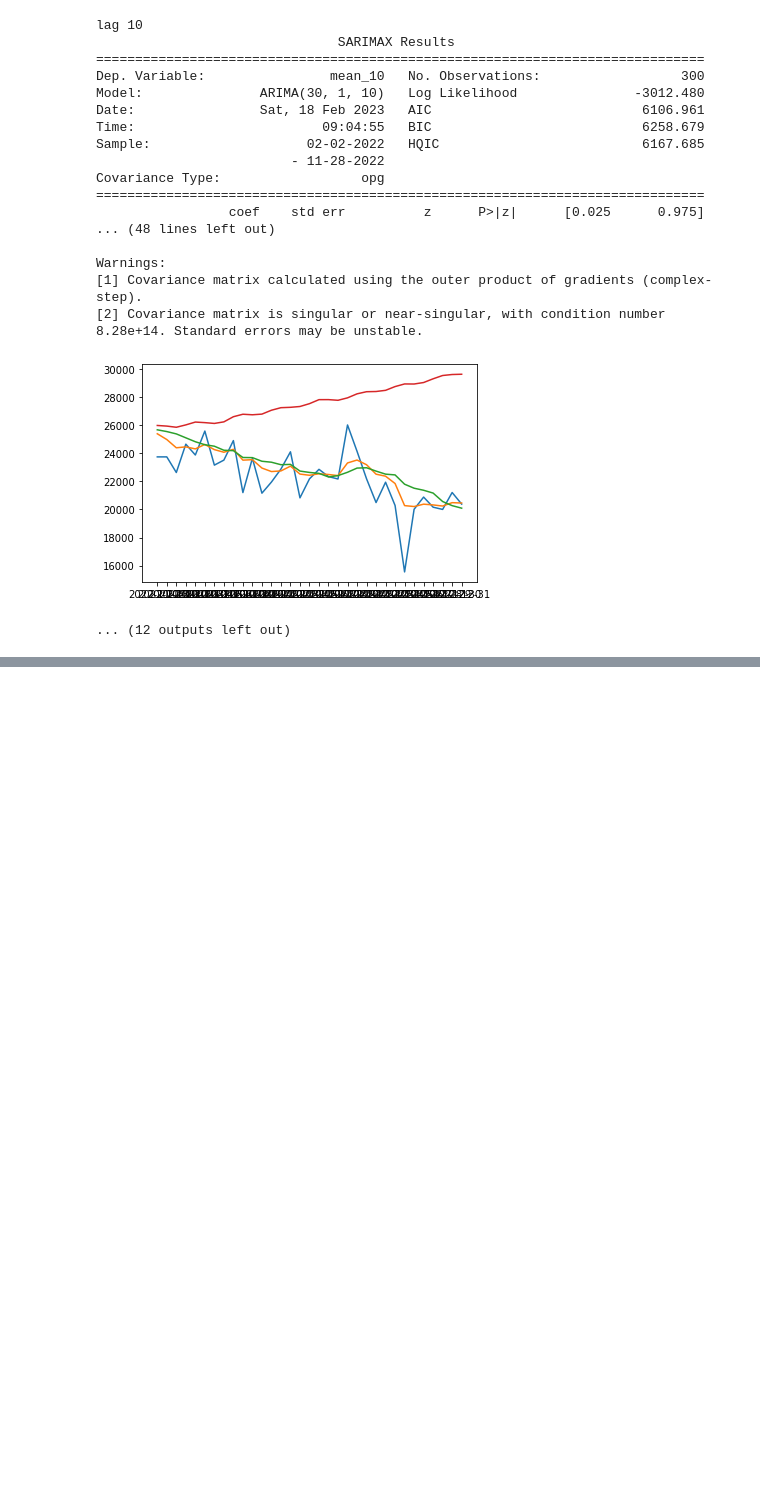
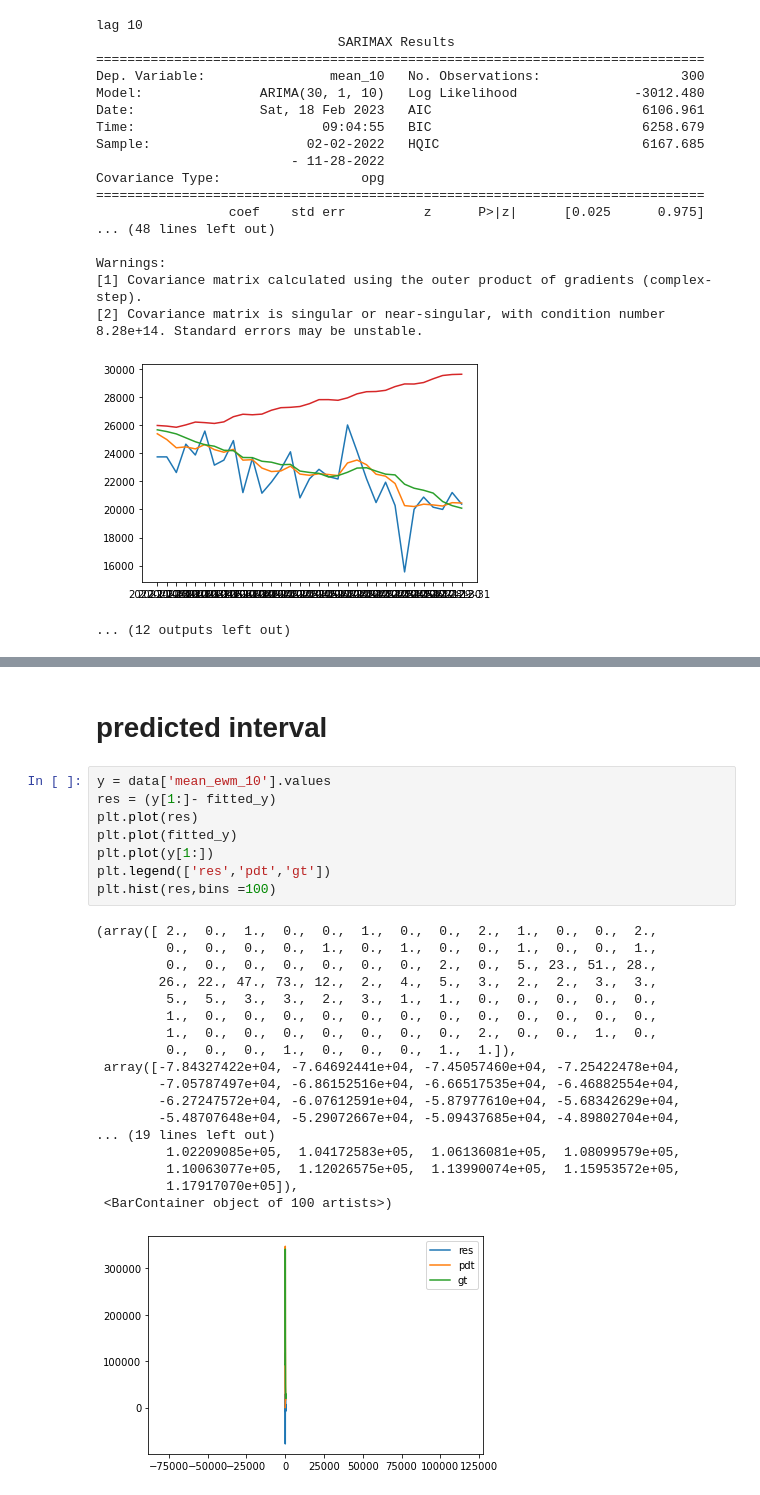
Before and after one commit to foxintohumanbeing/2023MCM_code, a Jupyter notebook: quetion1_1.ipynb, the cells around one changed output, grey strips where cells are left out. Cells and saved outputs as stored; diff of their text form; blank space fills up the shorter version.

```diff
--- a/quetion1_1.ipynb
+++ b/quetion1_1.ipynb
@@ -561,0 +570,29 @@ plt.show()
+# %% [markdown]
+# predicted interval
+# %%
+y = data['mean_ewm_10'].values
+res = (y[1:]- fitted_y)
+plt.plot(res)
+plt.plot(fitted_y)
+plt.plot(y[1:])
+plt.legend(['res','pdt','gt'])
+plt.hist(res,bins =100)
+# %% [output]
+(array([ 2.,  0.,  1.,  0.,  0.,  1.,  0.,  0.,  2.,  1.,  0.,  0.,  2.,
+         0.,  0.,  0.,  0.,  1.,  0.,  1.,  0.,  0.,  1.,  0.,  0.,  1.,
+         0.,  0.,  0.,  0.,  0.,  0.,  0.,  2.,  0.,  5., 23., 51., 28.,
+        26., 22., 47., 73., 12.,  2.,  4.,  5.,  3.,  2.,  2.,  3.,  3.,
+         5.,  5.,  3.,  3.,  2.,  3.,  1.,  1.,  0.,  0.,  0.,  0.,  0.,
+         1.,  0.,  0.,  0.,  0.,  0.,  0.,  0.,  0.,  0.,  0.,  0.,  0.,
+         1.,  0.,  0.,  0.,  0.,  0.,  0.,  0.,  2.,  0.,  0.,  1.,  0.,
+         0.,  0.,  0.,  1.,  0.,  0.,  0.,  1.,  1.]),
+ array([-7.84327422e+04, -7.64692441e+04, -7.45057460e+04, -7.25422478e+04,
+        -7.05787497e+04, -6.86152516e+04, -6.66517535e+04, -6.46882554e+04,
+        -6.27247572e+04, -6.07612591e+04, -5.87977610e+04, -5.68342629e+04,
+        -5.48707648e+04, -5.29072667e+04, -5.09437685e+04, -4.89802704e+04,
+... (19 lines left out)
+         1.02209085e+05,  1.04172583e+05,  1.06136081e+05,  1.08099579e+05,
+         1.10063077e+05,  1.12026575e+05,  1.13990074e+05,  1.15953572e+05,
+         1.17917070e+05]),
+ <BarContainer object of 100 artists>)
+[figure, added]
```
Also changed, not shown: parts of 12 cells of this notebook.
